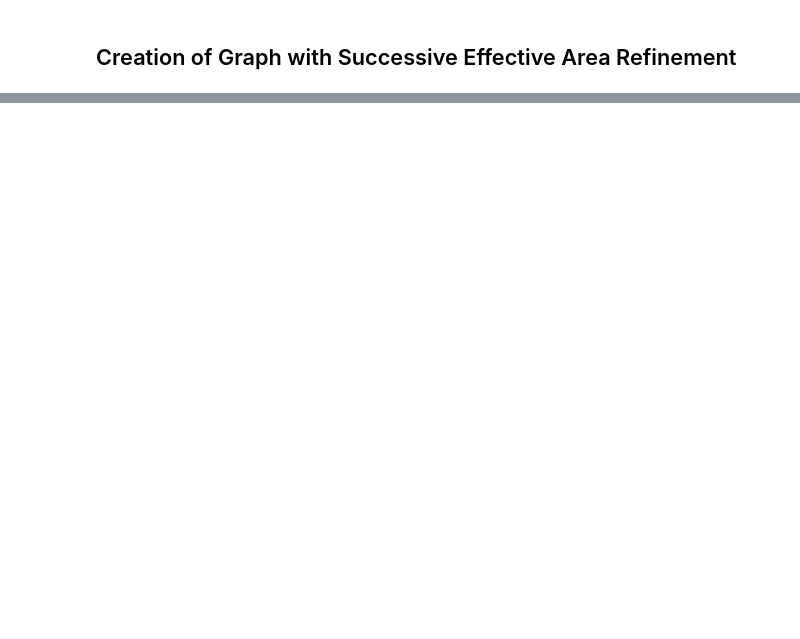
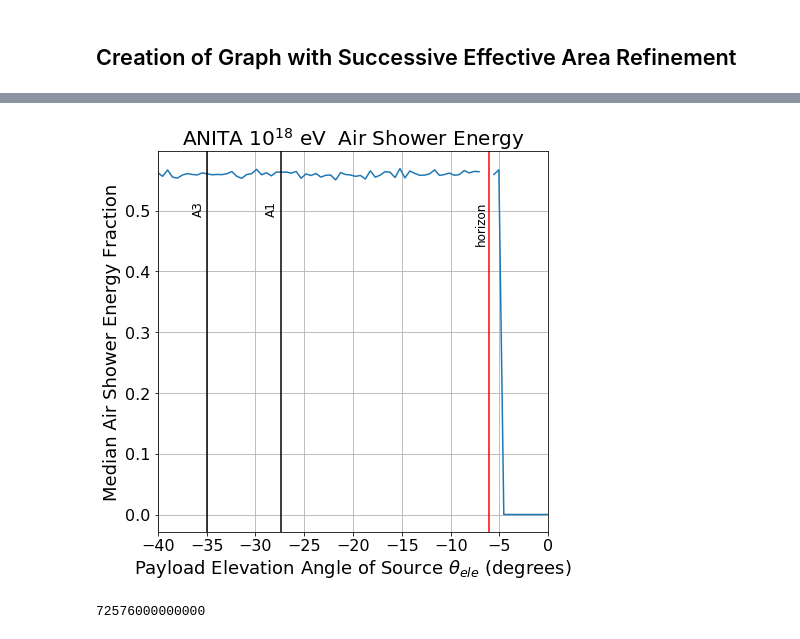
Before and after one commit to afromero/tau_point_source_sim, a Jupyter notebook: geometry_taudecay_viewangle_TEST.ipynb, the cells around one changed output, grey strips where cells are left out. Saved outputs shown, nothing was run; the diff lists cells and outputs as text; code cells hidden in the pictures; blank space fills up the shorter version.

```diff
--- a/geometry_taudecay_viewangle_TEST.ipynb
+++ b/geometry_taudecay_viewangle_TEST.ipynb
@@ -157,0 +386,40 @@ plt.show()
+# %%
+fig = plt.figure(figsize=(7,7))
+ax = plt.axes()
+ax.plot(x2, eng_frac)
+
+
+#plt.fill_between(x2, eng_frac_low,eng_frac_hi,color='lightgray')
+horizon = degrees(np.arcsin(R / (R+h)))-90
+plt.xlim(-40,0)
+#plt.ylim(10**14,10**18)
+plt.xlabel("Payload Elevation Angle of Source "+r'$\theta_{ele}$'+" (degrees)", fontsize=18)
+plt.ylabel("Median Air Shower Energy Fraction", fontsize=18)
+plt.title("ANITA "+r'$10^{18}$'+" eV "+" Air Shower Energy", fontsize=20)
+
+plt.text(-7.5,0.5,'horizon',rotation=90,fontsize=12)
+plt.text(-29,0.5,'A1',rotation=90,fontsize=12)
+plt.text(-36.5,0.5,'A3',rotation=90,fontsize=12)
+horizon = degrees(np.arcsin(R / (R+h)))-90
+A1 = -27.4
+A3 = -35
+plt.axvline(x=horizon,color='r')
+plt.axvline(x=A1,color='k')
+plt.axvline(x=A3,color='k')
+
+ax.tick_params(axis = 'both', which = 'major', labelsize = 16)
+
+# y_min =min(eng_med_log)
+# y_max = max(eng_med_log)
+# print y_min, y_max
+# y_ticks = [10**x for x in range(int(round(math.log10(10**0))),int(round(math.log10(y_max)))+1)]
+# plt.yticks(y_ticks)
+ax.grid(True,which='both')
+#plt.semilogy()
+plt.show()
+# %% [output]
+[figure, added]
+# %%
+4200* 100**2 * 20 * 24*3600
+# %% [output]
+72576000000000
```
Also changed, not shown: parts of 12 cells of this notebook, 4 other files.
